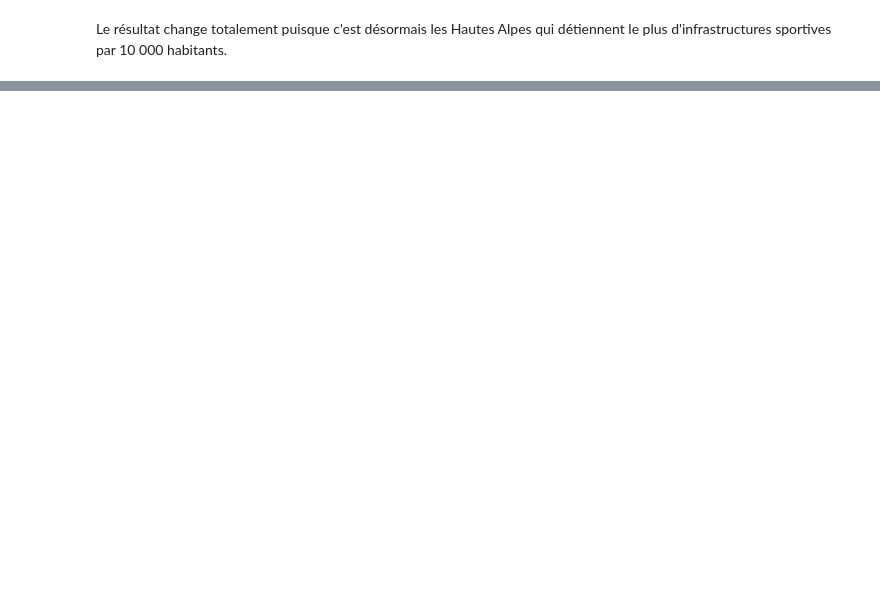
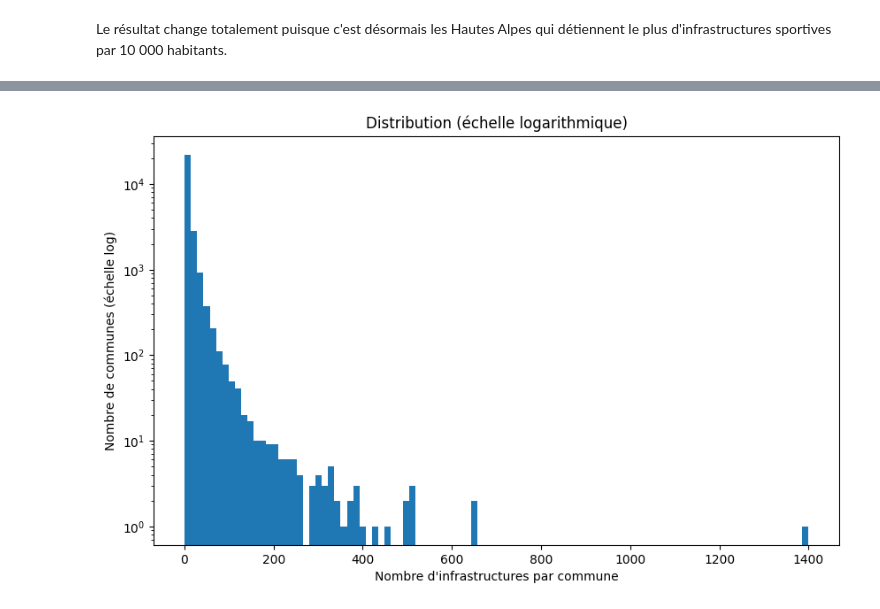
Before and after one commit to MaximeHirsch/Projet-python-deserts-sportifs, a Jupyter notebook: Projet.ipynb, the cells around one changed output, grey strips where cells are left out. Saved outputs shown, nothing was run; the diff lists cells and outputs as text; code cells hidden in the pictures; blank space fills up the shorter version.

```diff
--- a/Projet.ipynb
+++ b/Projet.ipynb
@@ -127,6 +174,9 @@ dico_vars_pol
 #On souhaite créer une variable "Nuance politique du candidat élu" pour notre base de données finale
 
 def get_nuance_elu(row):
+    """
+    Retourne la nuance du candidat élu pour la commune de la ligne "row"
+    """
     if row['Elu 1']:
         return row['Nuance candidat 1']
     elif row['Elu 2']:
@@ -185,6 +294,8 @@ df_final['Département Code'] = pd.to_numeric(df_final['Département Code'], err
 #représentations graphiques (cartes)
 
 df_final = df_final[1 <= (df_final['Département Code'] <= 97)]
+# %%
+df_final['MED21'] = pd.to_numeric(df_final['MED21'], errors='coerce').astype('Int64')
 # %% [markdown]
 
 On va maintenant passer à une représentation graphique des données
@@ -390,0 +572,8 @@ Le résultat change totalement puisque c'est désormais les Hautes Alpes qui dé
+# %%
+infra_par_commune = (
+    df_final.copy().groupby("Commune nom")
+            .size()
+            .reset_index(name="Nombre d'infrastructures")
+)
+
+infra_par_commune.describe()
@@ -390,0 +668,10 @@ Le résultat change totalement puisque c'est désormais les Hautes Alpes qui dé
+# %%
+plt.figure(figsize=(10,6))
+plt.hist(infra_par_commune["Nombre d'infrastructures"], bins=100)
+plt.yscale("log")
+plt.xlabel("Nombre d'infrastructures par commune")
+plt.ylabel("Nombre de communes (échelle log)")
+plt.title("Distribution (échelle logarithmique)")
+plt.show()
+# %% [output]
+[figure, added]
```
Also changed, not shown: parts of 35 cells of this notebook, 3 other files.
